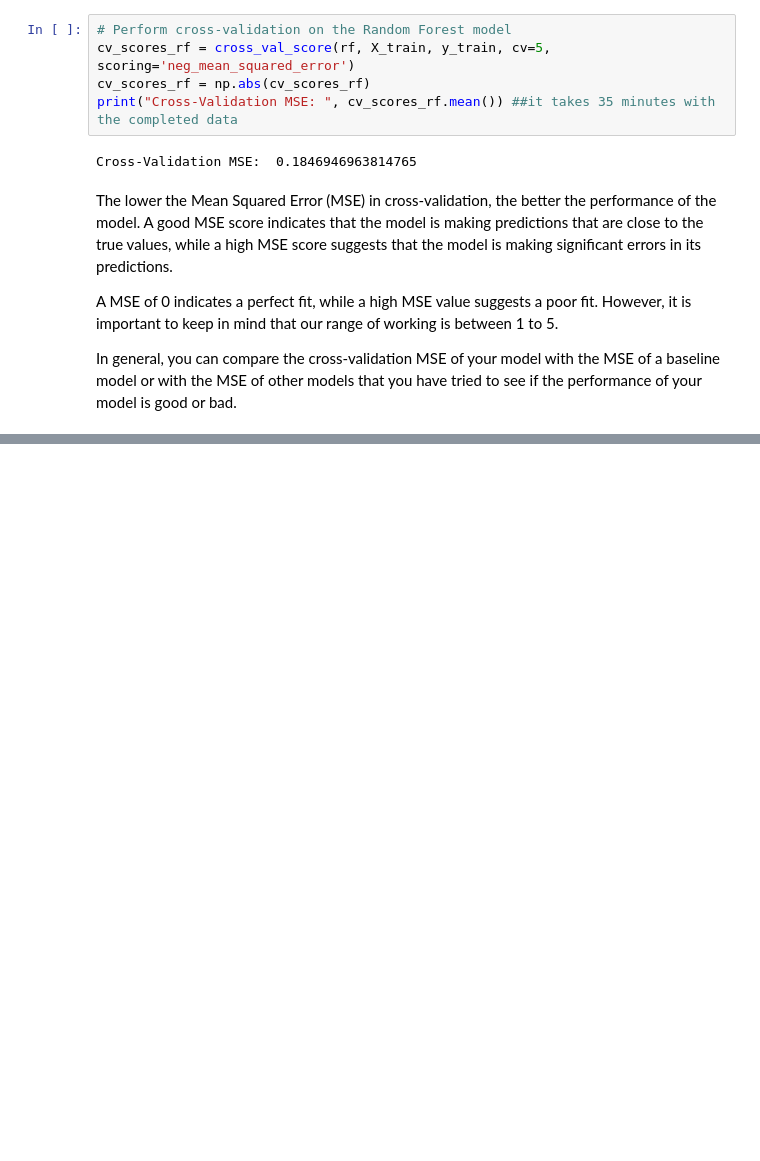
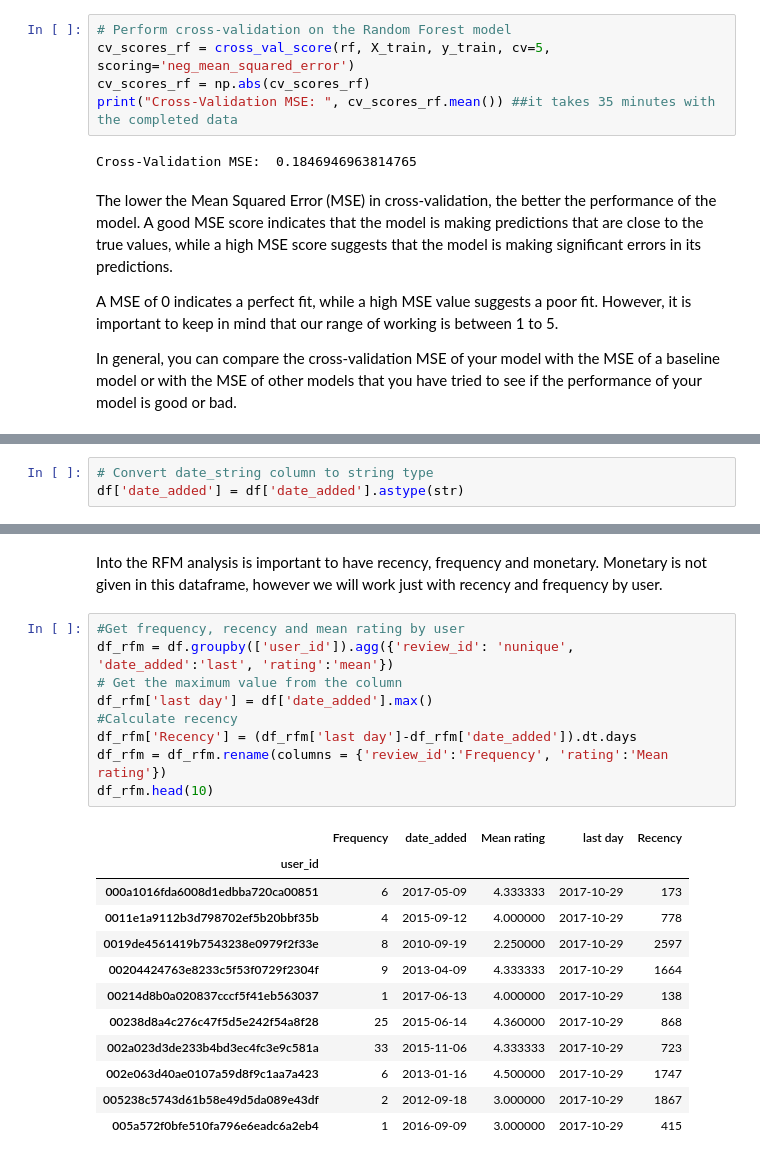
Before and after one commit to edofarias/Good-reads--reviews, a Jupyter notebook: Goodreads.ipynb, the cells around one changed output, grey strips where cells are left out. Cells and saved outputs as stored; diff of their text form; blank space fills up the shorter version.

```diff
--- a/Goodreads.ipynb
+++ b/Goodreads.ipynb
@@ -593,0 +628,3 @@ In general, you can compare the cross-validation MSE of your model with the MSE
+# %%
+# Convert date_string column to string type
+df['date_added'] = df['date_added'].astype(str)
@@ -593,0 +681,24 @@ In general, you can compare the cross-validation MSE of your model with the MSE
+# %% [markdown]
+Into the RFM analysis is important to have recency, frequency and monetary. Monetary is not given in this dataframe, however we will work just with recency and frequency by user.
+# %%
+#Get frequency, recency and mean rating by user
+df_rfm = df.groupby(['user_id']).agg({'review_id': 'nunique', 'date_added':'last', 'rating':'mean'})
+# Get the maximum value from the column
+df_rfm['last day'] = df['date_added'].max()
+#Calculate recency
+df_rfm['Recency'] = (df_rfm['last day']-df_rfm['date_added']).dt.days
+df_rfm = df_rfm.rename(columns = {'review_id':'Frequency', 'rating':'Mean rating'})
+df_rfm.head(10)
+# %% [output]
+|  | Frequency | date_added | Mean rating | last day | Recency |
+| user_id |  |  |  |  |  |
+| 000a1016fda6008d1edbba720ca00851 | 6 | 2017-05-09 | 4.333333 | 2017-10-29 | 173 |
+| 0011e1a9112b3d798702ef5b20bbf35b | 4 | 2015-09-12 | 4.000000 | 2017-10-29 | 778 |
+| 0019de4561419b7543238e0979f2f33e | 8 | 2010-09-19 | 2.250000 | 2017-10-29 | 2597 |
+| 00204424763e8233c5f53f0729f2304f | 9 | 2013-04-09 | 4.333333 | 2017-10-29 | 1664 |
+| 00214d8b0a020837cccf5f41eb563037 | 1 | 2017-06-13 | 4.000000 | 2017-10-29 | 138 |
+| 00238d8a4c276c47f5d5e242f54a8f28 | 25 | 2015-06-14 | 4.360000 | 2017-10-29 | 868 |
+| 002a023d3de233b4bd3ec4fc3e9c581a | 33 | 2015-11-06 | 4.333333 | 2017-10-29 | 723 |
+| 002e063d40ae0107a59d8f9c1aa7a423 | 6 | 2013-01-16 | 4.500000 | 2017-10-29 | 1747 |
+| 005238c5743d61b58e49d5da089e43df | 2 | 2012-09-18 | 3.000000 | 2017-10-29 | 1867 |
+| 005a572f0bfe510fa796e6eadc6a2eb4 | 1 | 2016-09-09 | 3.000000 | 2017-10-29 | 415 |
```
Also changed, not shown: parts of 14 cells of this notebook.
